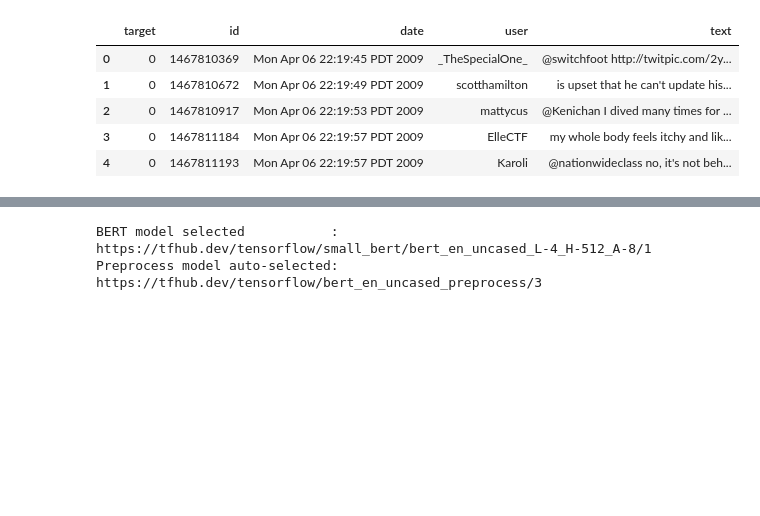
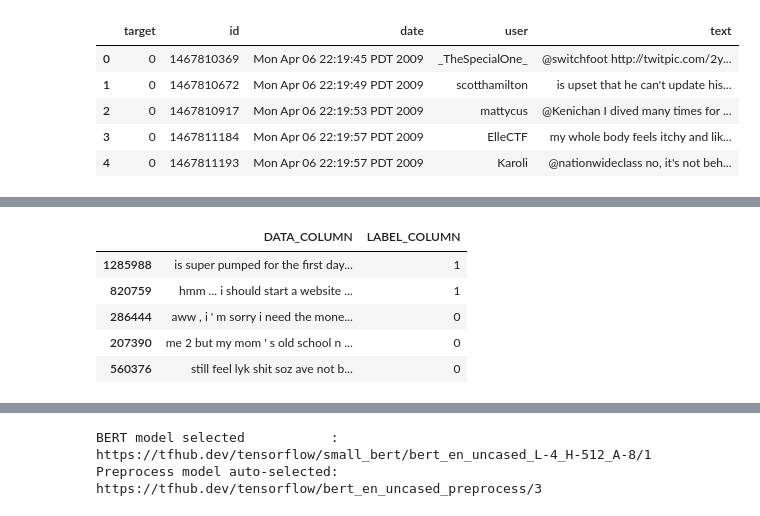
Before and after one commit to ngtaylor/EE460J-Final-Project, a Jupyter notebook: EE460J_Final_Project.ipynb, the cells around one changed output, grey strips where cells are left out. Drawn from its saved outputs; the diff is of its cells as text; code cells hidden in the pictures; blank space fills up the shorter version.

```diff
--- a/EE460J_Final_Project.ipynb
+++ b/EE460J_Final_Project.ipynb
@@ -100,2 +199,19 @@ df.head()
+# %%
+#Convert Dataframes into proper format for tensorflow datasets
+df_tfFormat = df.drop(['id', 'date', 'user', 'time', 'weekday', 'month', 'day'], axis=1)
+
+df_tfFormat = df_tfFormat.rename(columns={"text": "DATA_COLUMN", "target": "LABEL_COLUMN"})
+
+columns_titles = ["DATA_COLUMN","LABEL_COLUMN"]
+df_tfFormat=df_tfFormat.reindex(columns=columns_titles)
+
+df_tfFormat.head()
+# %% [output]
+|  | DATA_COLUMN | LABEL_COLUMN |
+| 1285988 | is super pumped for the first day... | 1 |
+| 820759 | hmm ... i should start a website ... | 1 |
+| 286444 | aww , i ' m sorry i need the mone... | 0 |
+| 207390 | me 2 but my mom ' s old school n ... | 0 |
+| 560376 | still feel lyk shit soz ave not b... | 0 |
 # %%
 #Create train test split of our dataset now that it is formatted how we want
```
Also changed, not shown: parts of 24 cells of this notebook.
